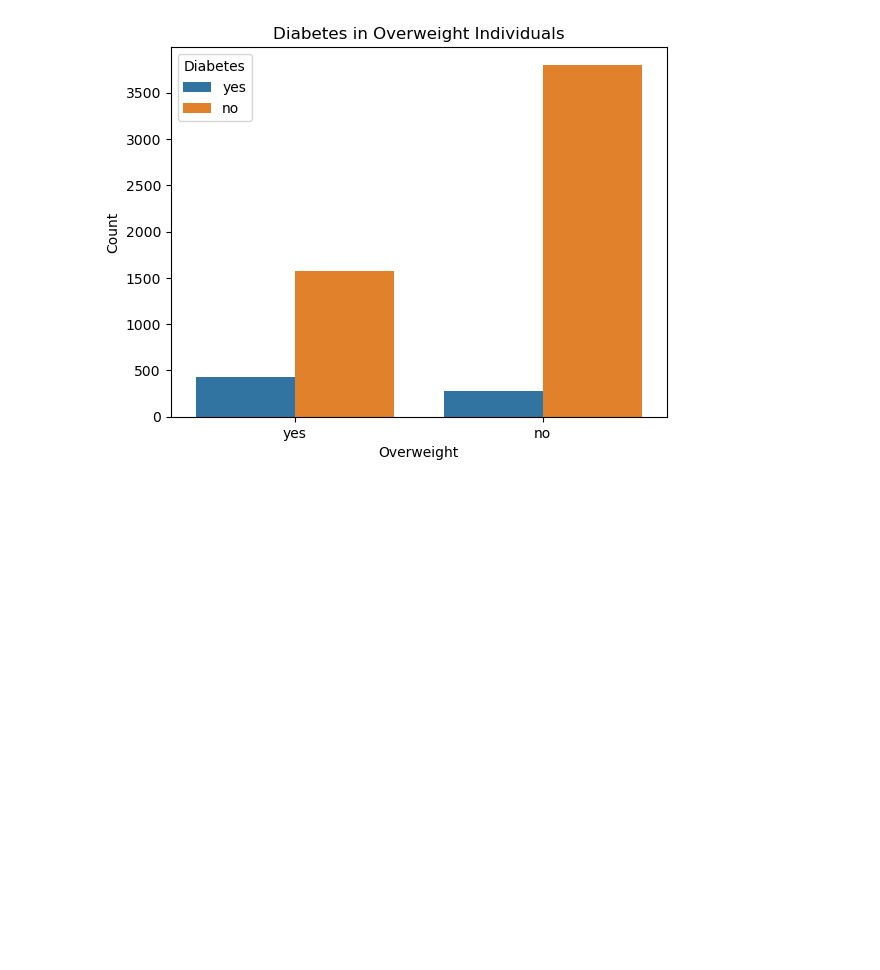
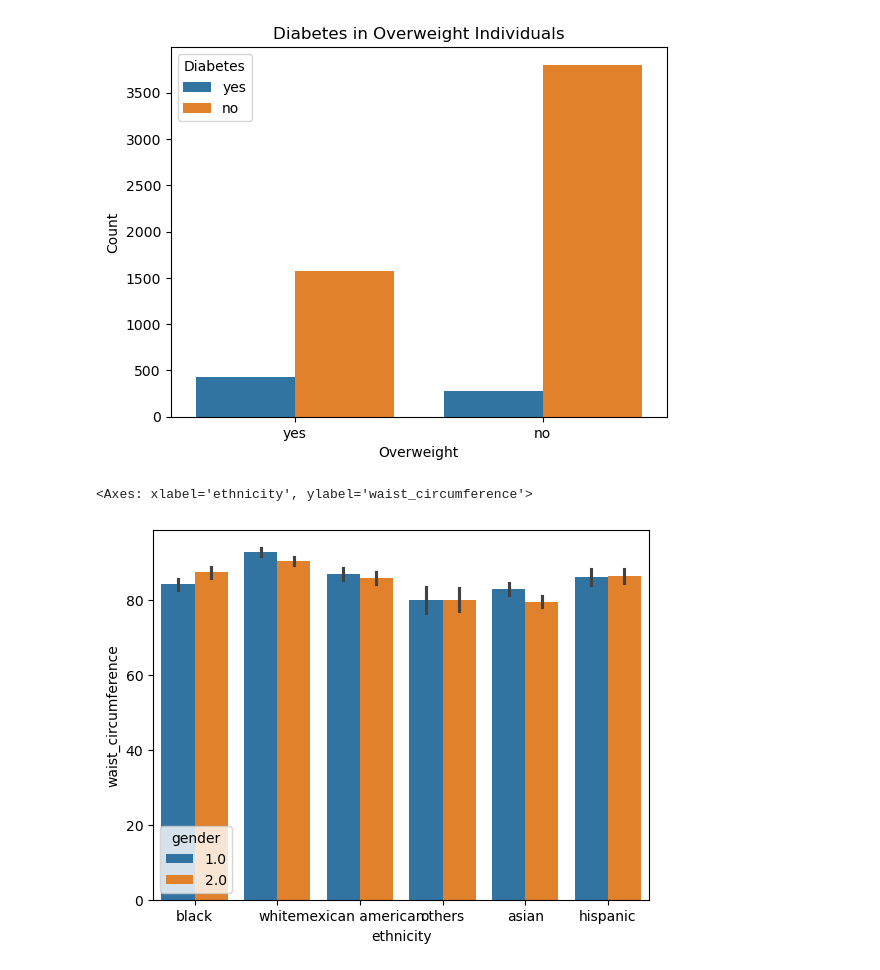
Before and after one commit to SoerenWenck/Capstone, a Jupyter notebook: scripts/Analysis_2013-2014.ipynb, the cells around one changed output. Cells and saved outputs as stored; diff of their text form; code cells hidden in the pictures; blank space fills up the shorter version.

Commit message:
merge Day2

```diff
--- a/scripts/Analysis_2013-2014.ipynb
+++ b/scripts/Analysis_2013-2014.ipynb
@@ -9,16 +9,11 @@ pwd                     # Useful for loading data
 # %% [output]
 'c:\\Users\\srnwn\\Documents\\neueFische\\Capstone\\scripts'
 # %%
-demo = pd.read_csv("../data/NHANES_2013-2014/demographics.csv")
-# demo_var = pd.read_excel("../data/NHANES_2013-2014/demographics_variables.xlsx").iloc[:,0:2]
-diet = pd.read_csv("../data/NHANES_2013-2014/dietary.csv")
-# diet_var = pd.read_excel("../data/NHANES_2013-2014/dietary_variables.xlsx").iloc[:,0:2]
-exam = pd.read_csv("../data/NHANES_2013-2014/examination.csv")
-# exam_var = pd.read_excel("../data/NHANES_2013-2014/examination_variables.xlsx")
-lab = pd.read_csv("../data/NHANES_2013-2014/laboratory.csv")
-# lab_var = pd.read_excel("../data/NHANES_2013-2014/laboratory_variables.xlsx")
-quest = pd.read_csv("../data/NHANES_2013-2014/questionnaire.csv")
-# quest_var = pd.read_excel("../data/NHANES_2013-2014/questionnaire_variables.xlsx")
+demo = pd.read_csv("../data/NHANES_2013-2014/demographics2013.csv")
+diet = pd.read_csv("../data/NHANES_2013-2014/dietary2013.csv")
+exam = pd.read_csv("../data/NHANES_2013-2014/examination2013.csv")
+lab = pd.read_csv("../data/NHANES_2013-2014/laboratory2013.csv")
+quest = pd.read_csv("../data/NHANES_2013-2014/questionnaire2013.csv")
 # %% [markdown]
 # Data Clean-up
 # %% [markdown]
@@ -738,6 +719,12 @@ plt.show()
 # %% [output]
 [figure]
 # %%
-subset = data_merged.loc[:,["gender", "diabetes"]]
+import matplotlib
+import seaborn
 
-sns.barplot
+subset = data_merged.loc[:,["ethnicity", "waist_circumference", "gender"]]
+
+sns.barplot(subset, x= "ethnicity", y = "waist_circumference", hue="gender")
+# %% [output]
+<Axes: xlabel='ethnicity', ylabel='waist_circumference'>
+[figure, added]
```
Also changed, not shown: parts of 4 cells of this notebook, 3 other files.
